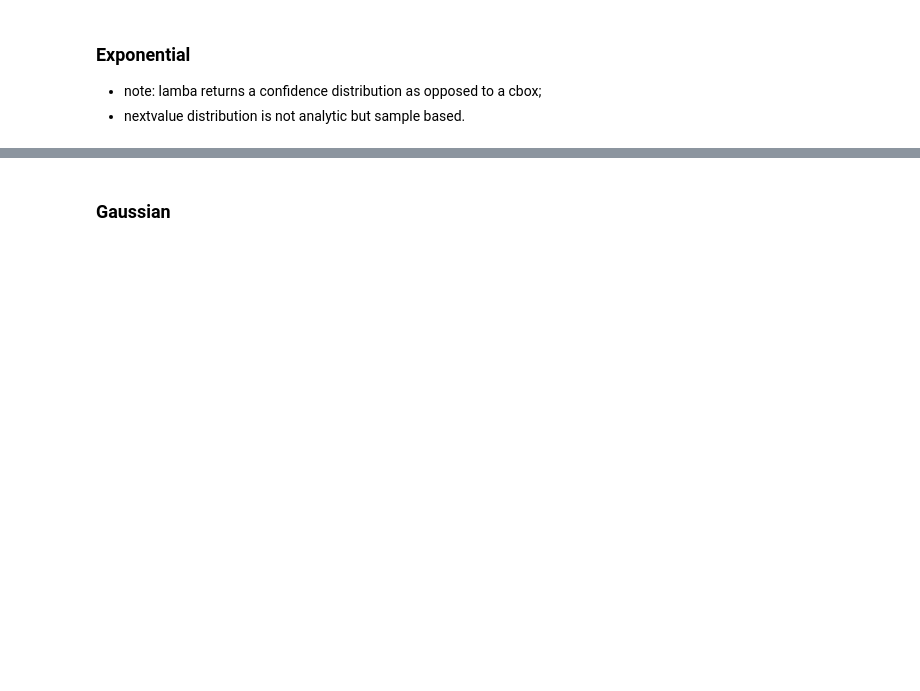
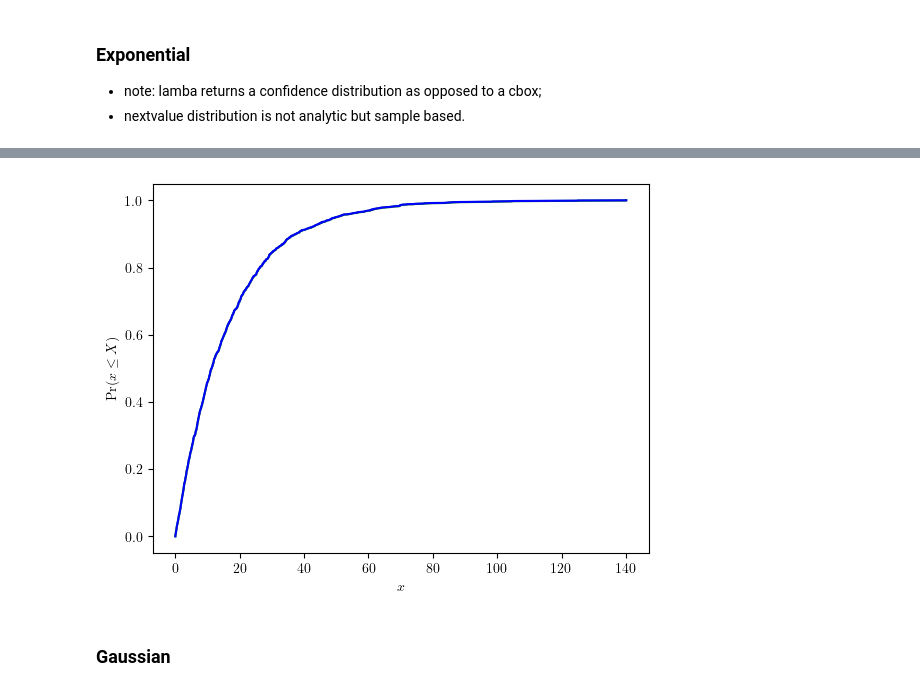
Before and after one commit to leslieDLcy/PyUncertainNumber, a Jupyter notebook: _personal/unglorfied_tests/cbox_tests/Test_cbox.ipynb, the cells around one changed output, grey strips where cells are left out. Cells and saved outputs as stored; diff of their text form; code cells hidden in the pictures; blank space fills up the shorter version.

```diff
--- a/_personal/unglorfied_tests/cbox_tests/Test_cbox.ipynb
+++ b/_personal/unglorfied_tests/cbox_tests/Test_cbox.ipynb
@@ -83,0 +91,4 @@ nextvalue_exponential = CBexponential(data)
+# %%
+_ = nextvalue_exponential.display(style='band')
+# %% [output]
+[figure, added]
```
Also changed, not shown: parts of 32 cells of this notebook, 4 other files.
